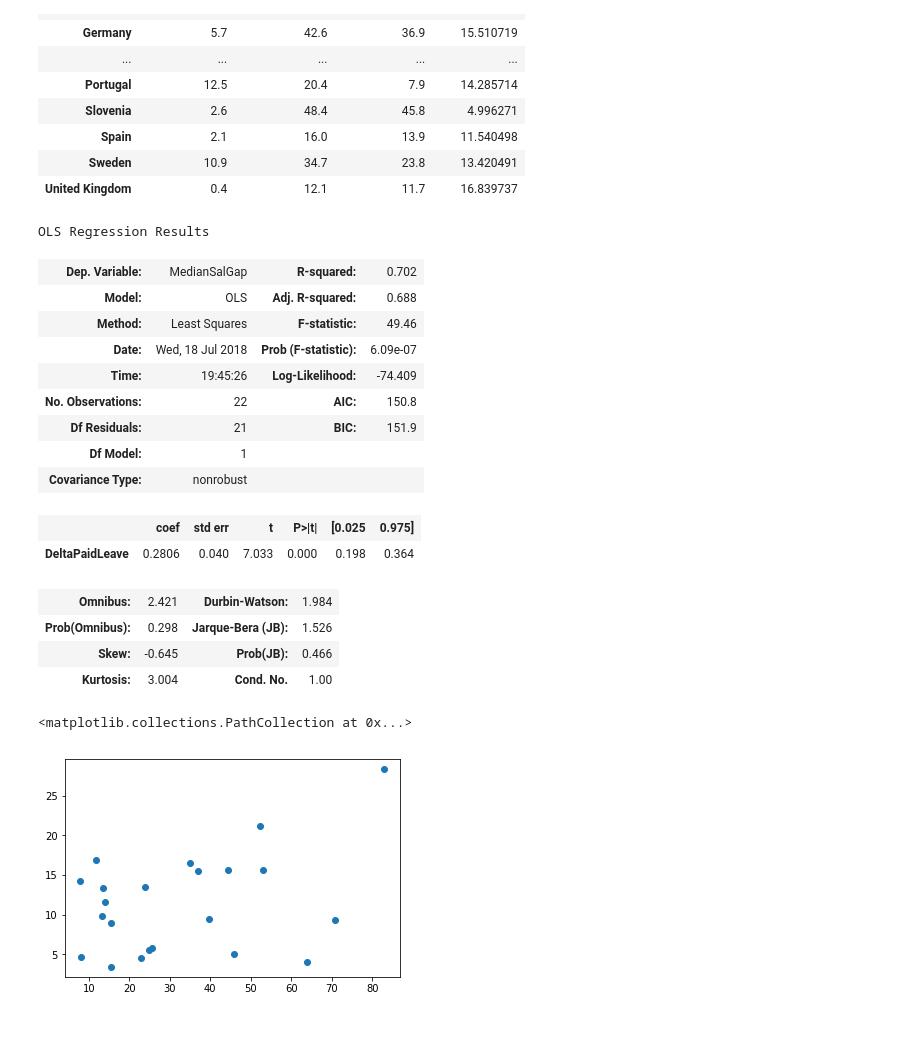
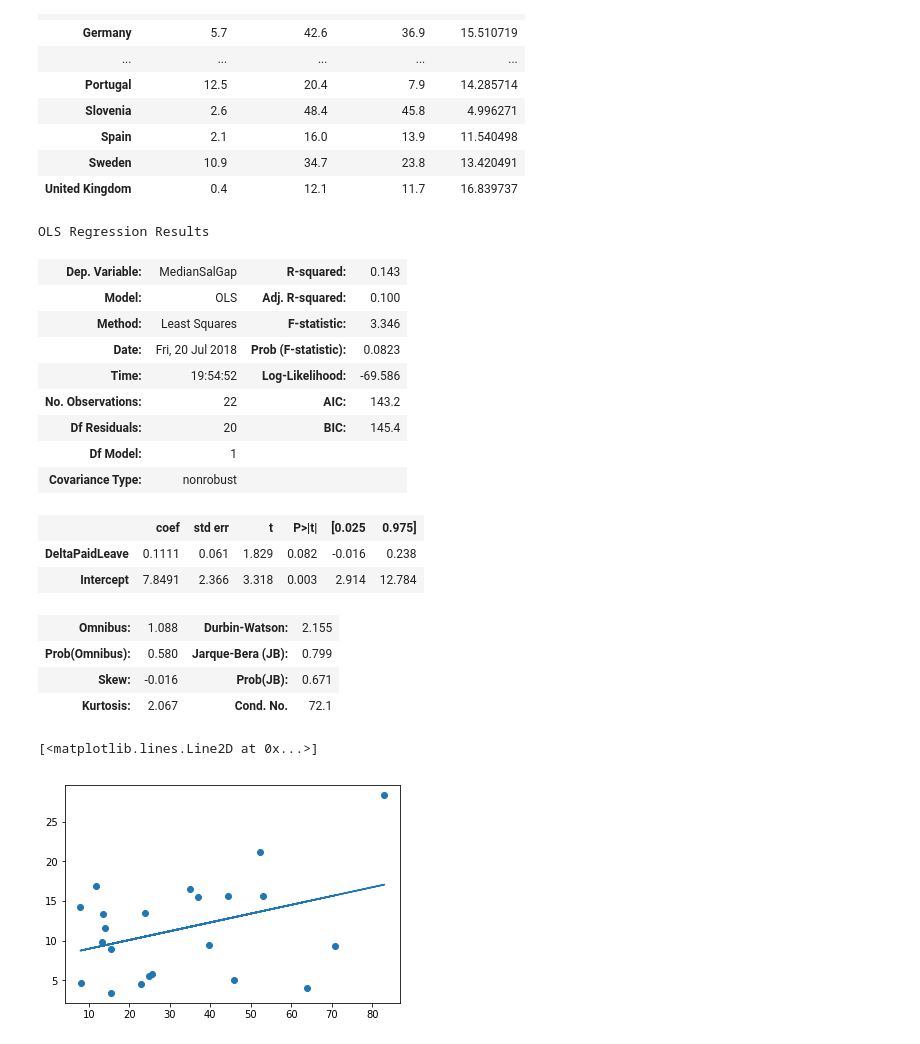
Before and after one commit to fracab/Bertelsmann_Prj, a Jupyter notebook: Project_Bertelsmann.ipynb, the cells around one changed output. Cells and saved outputs as stored; diff of their text form; code cells hidden in the pictures.

```diff
--- a/Project Bertelsmann.ipynb
+++ b/Project_Bertelsmann.ipynb
@@ -263,25 +266,33 @@ FinalDFOECD.to_csv("FinalDFOECD.csv")
 import statsmodels.api as sm
 # %%
-modelDeltaMedian = sm.OLS(FinalDFOECD.MedianSalGap, FinalDFOECD.DeltaPaidLeave)
+# First model: Median salary gap regressed against difference of paid leave. No meaningful correlation
+
+FinalDFOECD["Intercept"]=1#add an intercept
+
+modelDeltaMedian = sm.OLS(endog=FinalDFOECD["MedianSalGap"], exog=FinalDFOECD[["DeltaPaidLeave","Intercept"]])
 resultsmodelDeltaMedian = modelDeltaMedian.fit()
 display(resultsmodelDeltaMedian.summary())
+#scatterplot
 plt.scatter(FinalDFOECD.DeltaPaidLeave,FinalDFOECD.MedianSalGap)
+slope0, intercept0 = np.polyfit(FinalDFOECD.DeltaPaidLeave, FinalDFOECD.MedianSalGap, 1)
+plt.plot(FinalDFOECD.DeltaPaidLeave,FinalDFOECD.DeltaPaidLeave*slope0 + intercept0)
 # %% [output]
 OLS Regression Results
-| Dep. Variable: | MedianSalGap | R-squared: | 0.702 |
-| Model: | OLS | Adj. R-squared: | 0.688 |
-| Method: | Least Squares | F-statistic: | 49.46 |
-| Date: | Wed, 18 Jul 2018 | Prob (F-statistic): | 6.09e-07 |
-| Time: | 19:45:26 | Log-Likelihood: | -74.409 |
-| No. Observations: | 22 | AIC: | 150.8 |
-| Df Residuals: | 21 | BIC: | 151.9 |
+| Dep. Variable: | MedianSalGap | R-squared: | 0.143 |
+| Model: | OLS | Adj. R-squared: | 0.100 |
+| Method: | Least Squares | F-statistic: | 3.346 |
+| Date: | Fri, 20 Jul 2018 | Prob (F-statistic): | 0.0823 |
+| Time: | 19:54:52 | Log-Likelihood: | -69.586 |
+| No. Observations: | 22 | AIC: | 143.2 |
+| Df Residuals: | 20 | BIC: | 145.4 |
 | Df Model: | 1 |  |  |
 | Covariance Type: | nonrobust |  |  |
 |  | coef | std err | t | P>|t| | [0.025 | 0.975] |
-| DeltaPaidLeave | 0.2806 | 0.040 | 7.033 | 0.000 | 0.198 | 0.364 |
+| DeltaPaidLeave | 0.1111 | 0.061 | 1.829 | 0.082 | -0.016 | 0.238 |
+| Intercept | 7.8491 | 2.366 | 3.318 | 0.003 | 2.914 | 12.784 |
-| Omnibus: | 2.421 | Durbin-Watson: | 1.984 |
-| Prob(Omnibus): | 0.298 | Jarque-Bera (JB): | 1.526 |
-| Skew: | -0.645 | Prob(JB): | 0.466 |
-| Kurtosis: | 3.004 | Cond. No. | 1.00 |
+| Omnibus: | 1.088 | Durbin-Watson: | 2.155 |
+| Prob(Omnibus): | 0.580 | Jarque-Bera (JB): | 0.799 |
+| Skew: | -0.016 | Prob(JB): | 0.671 |
+| Kurtosis: | 2.067 | Cond. No. | 72.1 |
-<matplotlib.collections.PathCollection at 0x...>
+[<matplotlib.lines.Line2D at 0x...>]
-[figure, old version]
+[figure, new version]
```
Also changed, not shown: parts of 11 cells of this notebook.
